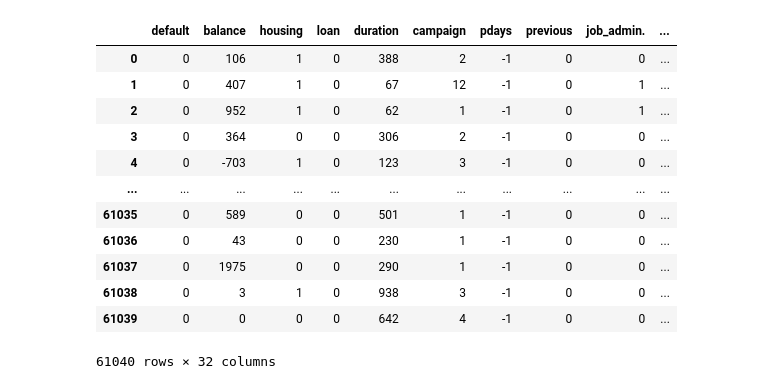
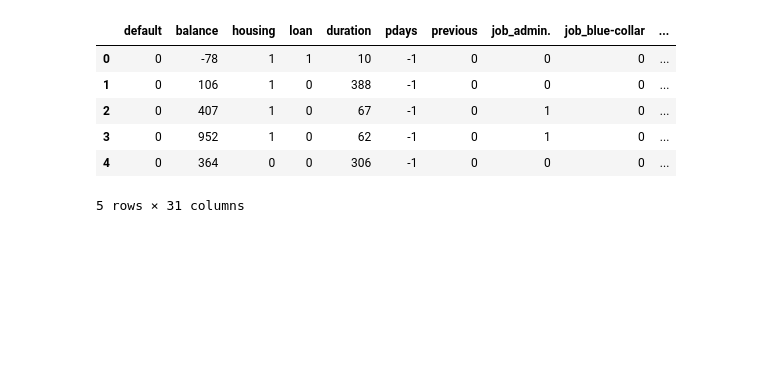
Before and after one commit to yangzyyy/my-nus-project-dsml, a Jupyter notebook: DSA5101/ml-project/dsa5101-ml-project-data-pre-processing.ipynb, the cells around one changed output. Drawn from its saved outputs; the diff is of its cells as text; code cells hidden in the pictures; blank space fills up the shorter version.

```diff
--- a/DSA5101/ml-project/dsa5101-ml-project-data-pre-processing.ipynb
+++ b/DSA5101/ml-project/dsa5101-ml-project-data-pre-processing.ipynb
@@ -30,7 +124,7 @@ test_data = test_data.astype(convert_dict)
 # training data pre-processing
 
 # remove columns
-train_data = train_data.drop(columns=['age', 'day', 'month', 'contact'])
+train_data = train_data.drop(columns=['age', 'day', 'month', 'contact', 'campaign'])
 
 # binary columns processing
 train_data['default'].replace(['no', 'yes'],[0, 1], inplace=True)
@@ -46,8 +140,8 @@ train_data = pd.get_dummies(train_data, columns=['job', 'marital', 'education',
 # remove outliers for balance, duration, and previous columns using absolute z score
 train_data = train_data[(np.abs(stats.zscore(train_data.balance)) < 3)]
 train_data = train_data[(np.abs(stats.zscore(train_data.duration)) < 3)]
-train_data = train_data[(np.abs(stats.zscore(train_data.campaign)) < 3)]
-#     df = df[(np.abs(stats.zscore(df.previous)) < 3)]
+train_data = train_data[(np.abs(stats.zscore(train_data.previous)) < 3)]
+
 
 # oversampling using SMOTE
 x_train = train_data.drop(columns = ['y'])
@@ -77,19 +178,13 @@ test_data_processed = test_data
 # %%
-train_data_processed
+train_data_processed.head()
 # %% [output]
-|  | default | balance | housing | loan | duration | campaign | pdays | previous | job_admin. | ... |
-| 0 | 0 | 106 | 1 | 0 | 388 | 2 | -1 | 0 | 0 | ... |
-| 1 | 0 | 407 | 1 | 0 | 67 | 12 | -1 | 0 | 1 | ... |
-| 2 | 0 | 952 | 1 | 0 | 62 | 1 | -1 | 0 | 1 | ... |
-| 3 | 0 | 364 | 0 | 0 | 306 | 2 | -1 | 0 | 0 | ... |
-| 4 | 0 | -703 | 1 | 0 | 123 | 3 | -1 | 0 | 0 | ... |
-| ... | ... | ... | ... | ... | ... | ... | ... | ... | ... | ... |
-| 61035 | 0 | 589 | 0 | 0 | 501 | 1 | -1 | 0 | 0 | ... |
-| 61036 | 0 | 43 | 0 | 0 | 230 | 1 | -1 | 0 | 0 | ... |
-| 61037 | 0 | 1975 | 0 | 0 | 290 | 1 | -1 | 0 | 0 | ... |
-| 61038 | 0 | 3 | 1 | 0 | 938 | 3 | -1 | 0 | 0 | ... |
-| 61039 | 0 | 0 | 0 | 0 | 642 | 4 | -1 | 0 | 0 | ... |
+|  | default | balance | housing | loan | duration | pdays | previous | job_admin. | job_blue-collar | ... |
+| 0 | 0 | -78 | 1 | 1 | 10 | -1 | 0 | 0 | 0 | ... |
+| 1 | 0 | 106 | 1 | 0 | 388 | -1 | 0 | 0 | 0 | ... |
+| 2 | 0 | 407 | 1 | 0 | 67 | -1 | 0 | 1 | 0 | ... |
+| 3 | 0 | 952 | 1 | 0 | 62 | -1 | 0 | 1 | 0 | ... |
+| 4 | 0 | 364 | 0 | 0 | 306 | -1 | 0 | 0 | 0 | ... |
-61040 rows × 32 columns
+5 rows × 31 columns
 # %%
 test_data_processed
 # %% [output]
```
Also changed, not shown: parts of 12 cells of this notebook, 4 other files.
